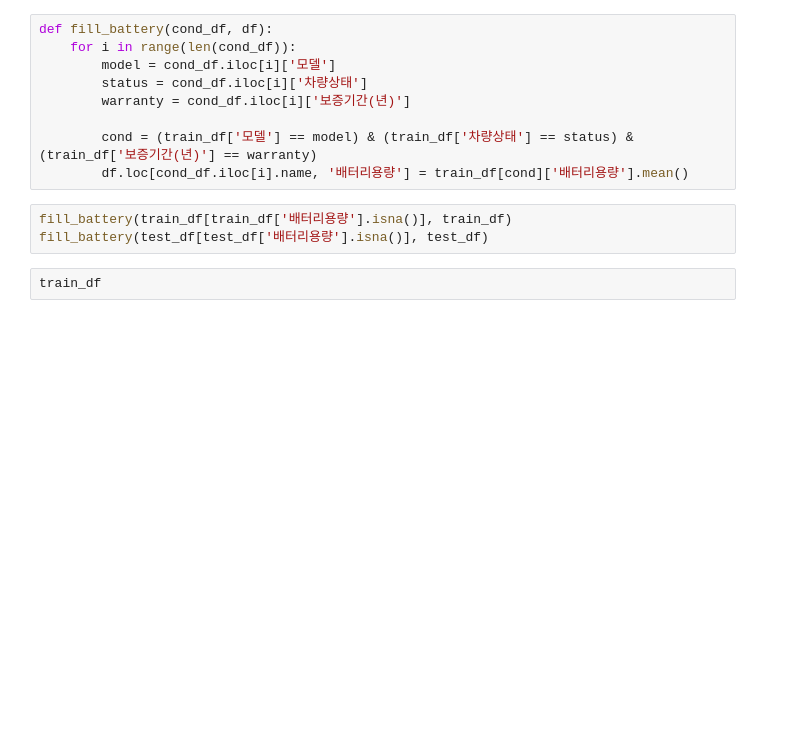
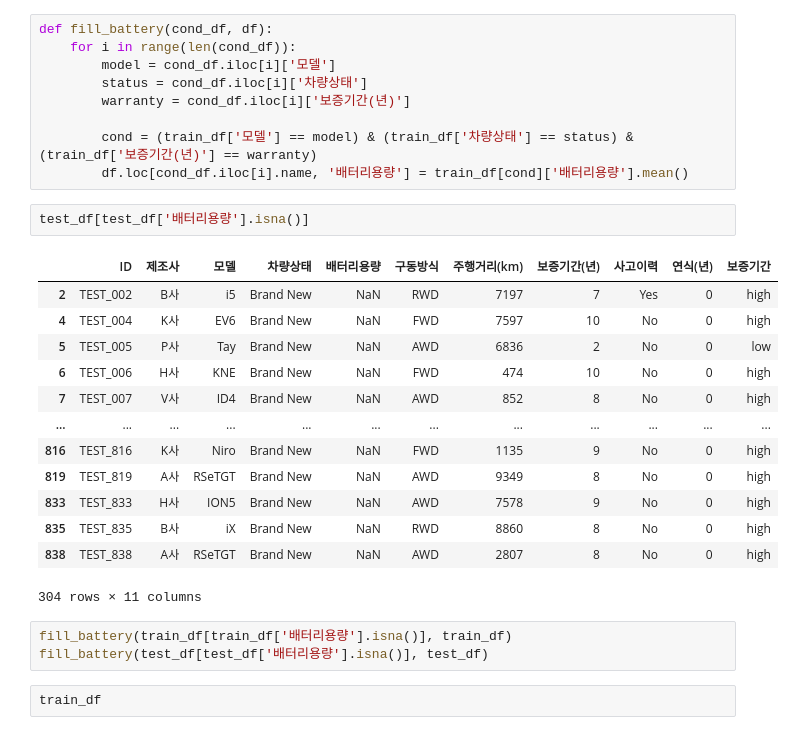
Before and after one commit to GGoneng/AI-Study-Log, a Jupyter notebook: Contest/EV_Price_Predict/ev_price_predict copy.ipynb, the cells around one changed output. Cells and saved outputs as stored; diff of their text form; blank space fills up the shorter version.

```diff
--- a/Contest/EV_Price_Predict/ev_price_predict copy.ipynb
+++ b/Contest/EV_Price_Predict/ev_price_predict copy.ipynb
@@ -241,6 +241,22 @@ def fill_battery(cond_df, df):
 
         cond = (train_df['모델'] == model) & (train_df['차량상태'] == status) & (train_df['보증기간(년)'] == warranty)
         df.loc[cond_df.iloc[i].name, '배터리용량'] = train_df[cond]['배터리용량'].mean()
+# %%
+test_df[test_df['배터리용량'].isna()]
+# %% [output]
+|  | ID | 제조사 | 모델 | 차량상태 | 배터리용량 | 구동방식 | 주행거리(km) | 보증기간(년) | 사고이력 | 연식(년) | 보증기간 |
+| 2 | TEST_002 | B사 | i5 | Brand New | NaN | RWD | 7197 | 7 | Yes | 0 | high |
+| 4 | TEST_004 | K사 | EV6 | Brand New | NaN | FWD | 7597 | 10 | No | 0 | high |
+| 5 | TEST_005 | P사 | Tay | Brand New | NaN | AWD | 6836 | 2 | No | 0 | low |
+| 6 | TEST_006 | H사 | KNE | Brand New | NaN | FWD | 474 | 10 | No | 0 | high |
+| 7 | TEST_007 | V사 | ID4 | Brand New | NaN | AWD | 852 | 8 | No | 0 | high |
+| ... | ... | ... | ... | ... | ... | ... | ... | ... | ... | ... | ... |
+| 816 | TEST_816 | K사 | Niro | Brand New | NaN | FWD | 1135 | 9 | No | 0 | high |
+| 819 | TEST_819 | A사 | RSeTGT | Brand New | NaN | AWD | 9349 | 8 | No | 0 | high |
+| 833 | TEST_833 | H사 | ION5 | Brand New | NaN | AWD | 7578 | 9 | No | 0 | high |
+| 835 | TEST_835 | B사 | iX | Brand New | NaN | RWD | 8860 | 8 | No | 0 | high |
+| 838 | TEST_838 | A사 | RSeTGT | Brand New | NaN | AWD | 2807 | 8 | No | 0 | high |
+304 rows × 11 columns
 # %%
 fill_battery(train_df[train_df['배터리용량'].isna()], train_df)
 fill_battery(test_df[test_df['배터리용량'].isna()], test_df)
```
Also changed, not shown: parts of 13 cells of this notebook.
